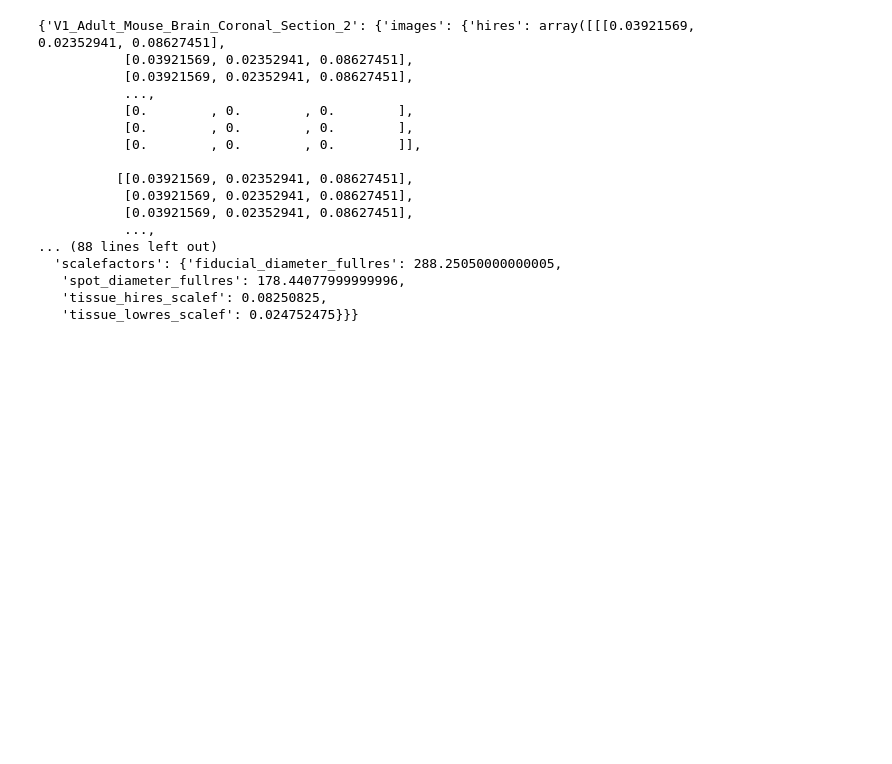
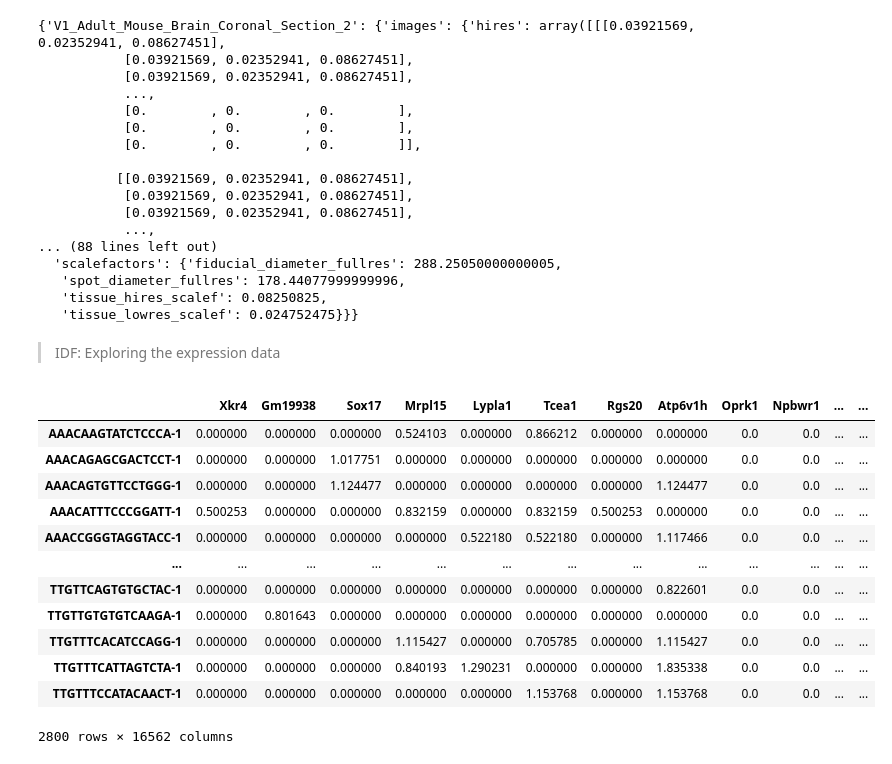
Before and after one commit to idf-io/SpatialPipe, a Jupyter notebook: tutorials/squidpy_framework_exploration_VISIUM.ipynb, the cells around one changed output. Drawn from its saved outputs; the diff is of its cells as text; code cells hidden in the pictures; blank space fills up the shorter version.

```diff
--- a/tutorials/squidpy_framework_exploration_VISIUM.ipynb
+++ b/tutorials/squidpy_framework_exploration_VISIUM.ipynb
@@ -234,3 +236,21 @@ adata.uns['spatial']
    'spot_diameter_fullres': 178.44077999999996,
    'tissue_hires_scalef': 0.08250825,
    'tissue_lowres_scalef': 0.024752475}}}
+# %% [markdown]
+> IDF: Exploring the expression data
+# %%
+adata.to_df()
+# %% [output]
+|  | Xkr4 | Gm19938 | Sox17 | Mrpl15 | Lypla1 | Tcea1 | Rgs20 | Atp6v1h | Oprk1 | Npbwr1 | ... | ... |
+| AAACAAGTATCTCCCA-1 | 0.000000 | 0.000000 | 0.000000 | 0.524103 | 0.000000 | 0.866212 | 0.000000 | 0.000000 | 0.0 | 0.0 | ... | ... |
+| AAACAGAGCGACTCCT-1 | 0.000000 | 0.000000 | 1.017751 | 0.000000 | 0.000000 | 0.000000 | 0.000000 | 0.000000 | 0.0 | 0.0 | ... | ... |
+| AAACAGTGTTCCTGGG-1 | 0.000000 | 0.000000 | 1.124477 | 0.000000 | 0.000000 | 0.000000 | 0.000000 | 1.124477 | 0.0 | 0.0 | ... | ... |
+| AAACATTTCCCGGATT-1 | 0.500253 | 0.000000 | 0.000000 | 0.832159 | 0.000000 | 0.832159 | 0.500253 | 0.000000 | 0.0 | 0.0 | ... | ... |
+| AAACCGGGTAGGTACC-1 | 0.000000 | 0.000000 | 0.000000 | 0.000000 | 0.522180 | 0.522180 | 0.000000 | 1.117466 | 0.0 | 0.0 | ... | ... |
+| ... | ... | ... | ... | ... | ... | ... | ... | ... | ... | ... | ... | ... |
+| TTGTTCAGTGTGCTAC-1 | 0.000000 | 0.000000 | 0.000000 | 0.000000 | 0.000000 | 0.000000 | 0.000000 | 0.822601 | 0.0 | 0.0 | ... | ... |
+| TTGTTGTGTGTCAAGA-1 | 0.000000 | 0.801643 | 0.000000 | 0.000000 | 0.000000 | 0.000000 | 0.000000 | 0.000000 | 0.0 | 0.0 | ... | ... |
+| TTGTTTCACATCCAGG-1 | 0.000000 | 0.000000 | 0.000000 | 1.115427 | 0.000000 | 0.705785 | 0.000000 | 1.115427 | 0.0 | 0.0 | ... | ... |
+| TTGTTTCATTAGTCTA-1 | 0.000000 | 0.000000 | 0.000000 | 0.840193 | 1.290231 | 0.000000 | 0.000000 | 1.835338 | 0.0 | 0.0 | ... | ... |
+| TTGTTTCCATACAACT-1 | 0.000000 | 0.000000 | 0.000000 | 0.000000 | 0.000000 | 1.153768 | 0.000000 | 1.153768 | 0.0 | 0.0 | ... | ... |
+2800 rows × 16562 columns
```
Also changed, not shown: parts of 2 cells of this notebook.
